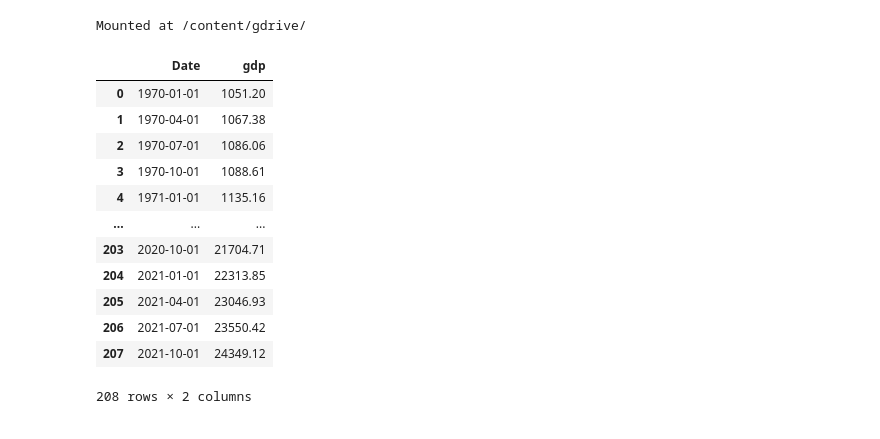
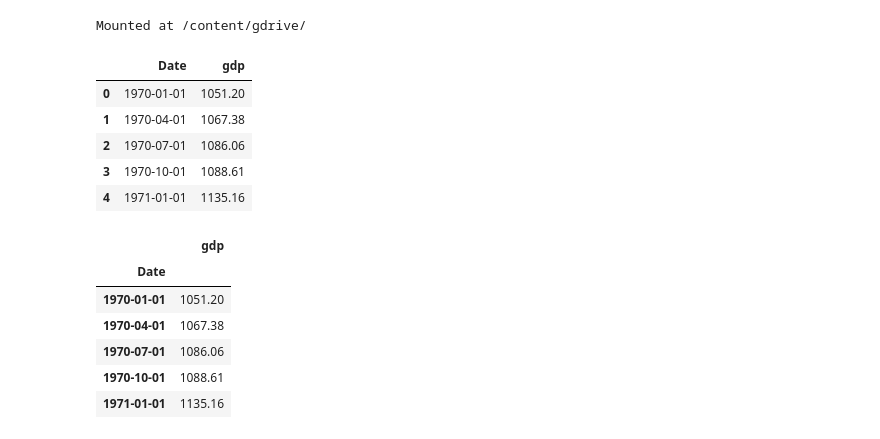
Before and after one commit to Zile-Zhan/Zile-Zhan-441B, a Jupyter notebook: Class1-Assignment.ipynb, the cells around one changed output. Cells and saved outputs as stored; diff of their text form; code cells hidden in the pictures.

```diff
--- a/Class1-Assignment.ipynb
+++ b/Class1-Assignment.ipynb
@@ -8,21 +9,25 @@ Mounted at /content/gdrive/
 # %%
 df = pd.read_csv("/content/gdrive/MyDrive/441B/GDP.csv")
 # %%
-df
+df.head()
 # %% [output]
 |  | Date | gdp |
 | 0 | 1970-01-01 | 1051.20 |
 | 1 | 1970-04-01 | 1067.38 |
 | 2 | 1970-07-01 | 1086.06 |
 | 3 | 1970-10-01 | 1088.61 |
 | 4 | 1971-01-01 | 1135.16 |
-| ... | ... | ... |
-| 203 | 2020-10-01 | 21704.71 |
-| 204 | 2021-01-01 | 22313.85 |
-| 205 | 2021-04-01 | 23046.93 |
-| 206 | 2021-07-01 | 23550.42 |
-| 207 | 2021-10-01 | 24349.12 |
-208 rows × 2 columns
+# %%
+df.set_index('Date', inplace = True)
+df.head()
+# %% [output]
+|  | gdp |
+| Date |  |
+| 1970-01-01 | 1051.20 |
+| 1970-04-01 | 1067.38 |
+| 1970-07-01 | 1086.06 |
+| 1970-10-01 | 1088.61 |
+| 1971-01-01 | 1135.16 |
 # %%
 import matplotlib.pyplot as plt
 # %%
```
Also changed, not shown: parts of 3 cells of this notebook.
